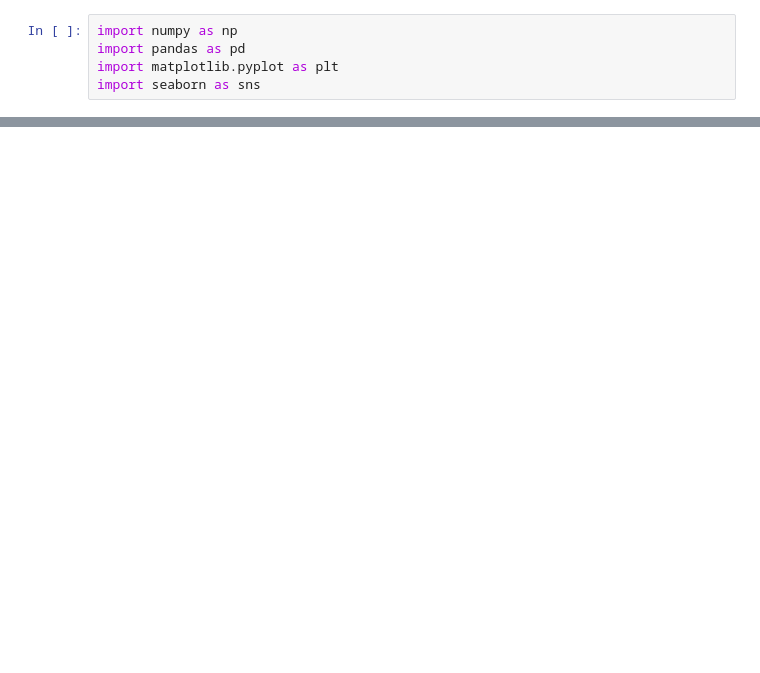
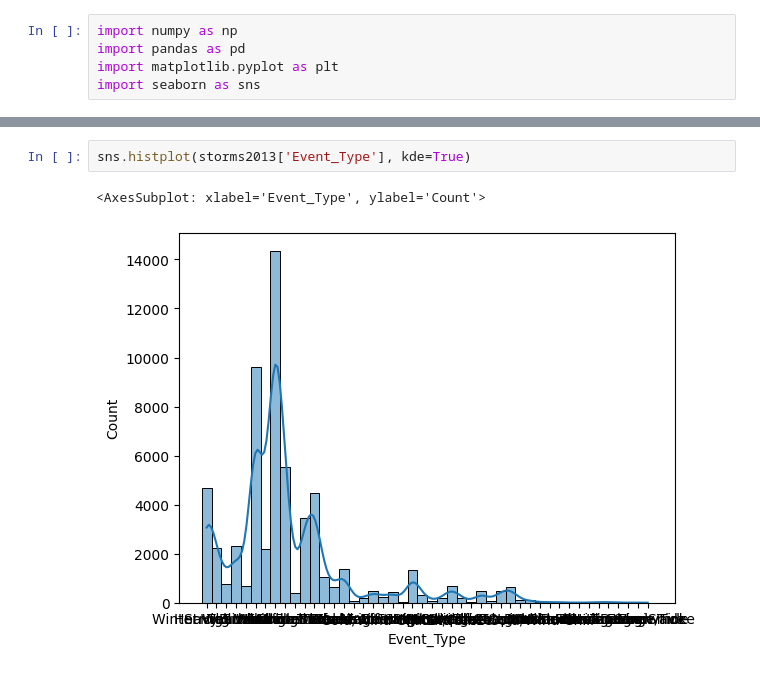
Before and after one commit to rauldgarcia/Data_analysis, a Jupyter notebook: CLASS 1/class_14.ipynb, the cells around one changed output, grey strips where cells are left out. Saved outputs shown, nothing was run; the diff lists cells and outputs as text; blank space fills up the shorter version.

```diff
--- a/CLASS 1/class_14.ipynb
+++ b/CLASS 1/class_14.ipynb
@@ -19,0 +135,5 @@ y hacer un analisis exploratorio y descriptiva
+# %%
+sns.histplot(storms2013['Event_Type'], kde=True)
+# %% [output]
+<AxesSubplot: xlabel='Event_Type', ylabel='Count'>
+[figure, added]
```
Also changed, not shown: parts of 23 cells of this notebook.
